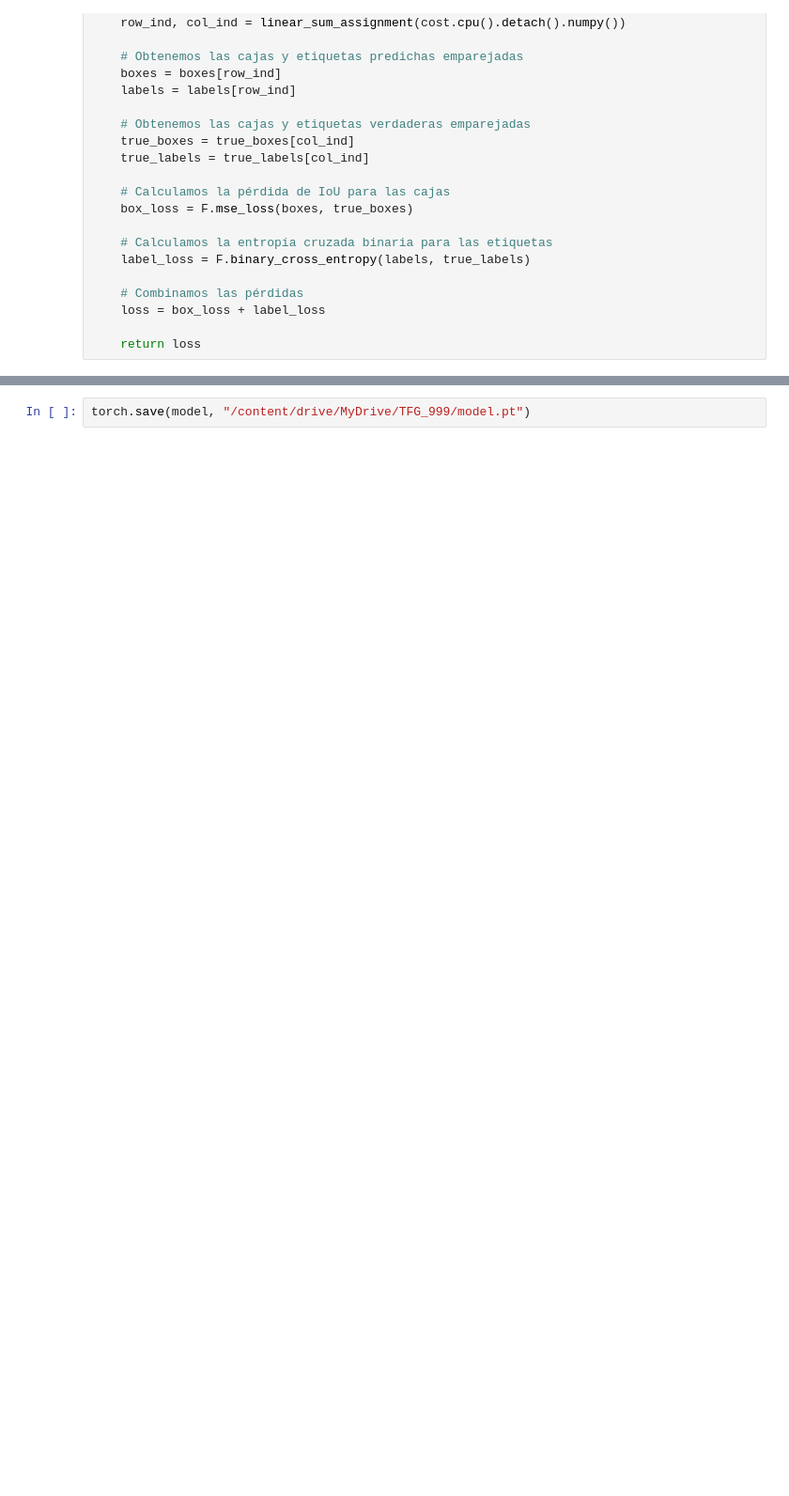
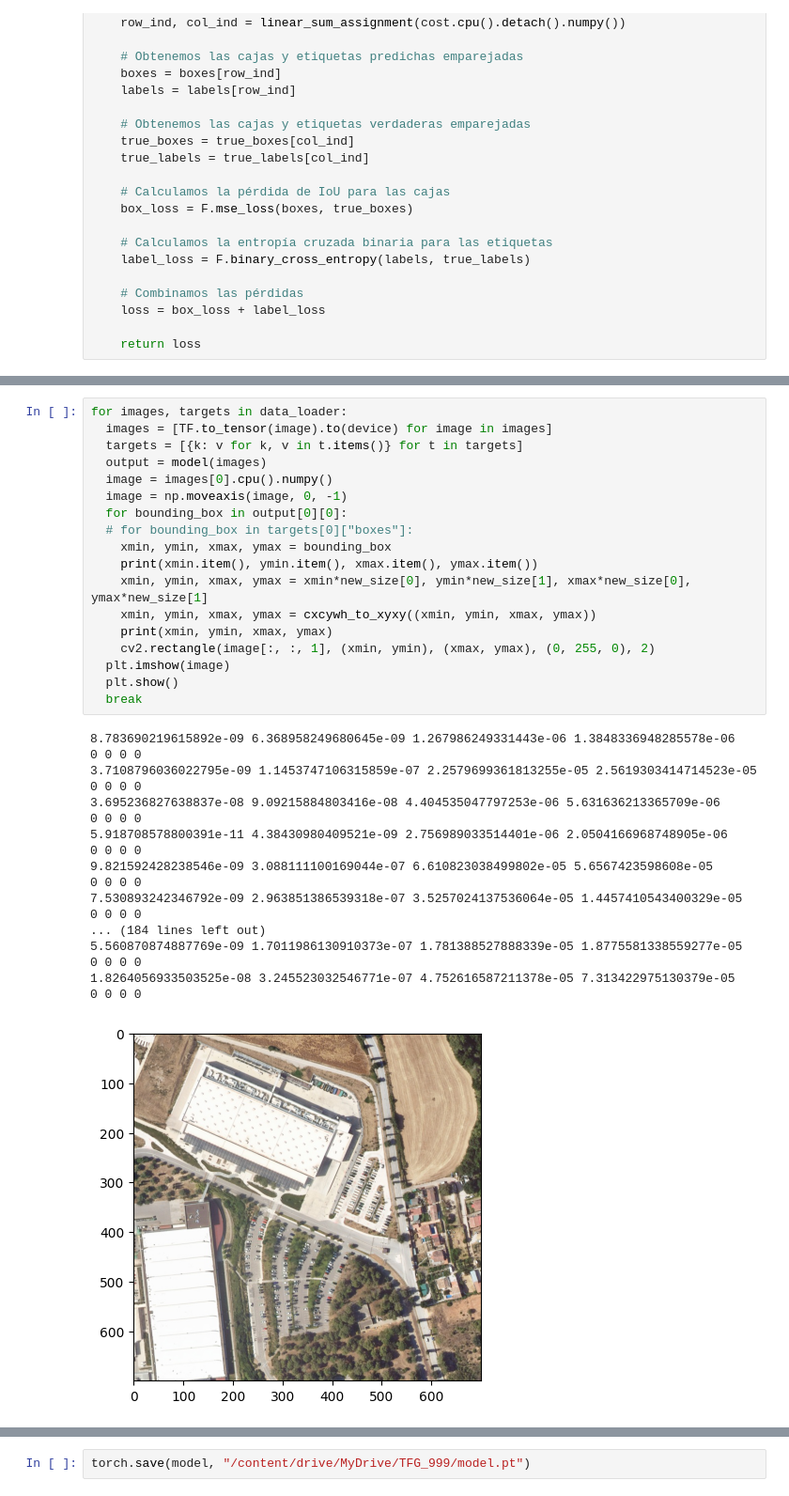
Before and after one commit to Robertus0/TFG, a Jupyter notebook: src/Train_colab.ipynb, the cells around one changed output, grey strips where cells are left out. Shown at 94% size. Saved outputs shown, nothing was run; the diff lists cells and outputs as text; blank space fills up the shorter version.

```diff
--- a/src/Train_colab.ipynb
+++ b/src/Train_colab.ipynb
@@ -278,0 +354,37 @@ KeyboardInterrupt: ignored
+# %%
+for images, targets in data_loader:
+  images = [TF.to_tensor(image).to(device) for image in images]
+  targets = [{k: v for k, v in t.items()} for t in targets]
+  output = model(images)
+  image = images[0].cpu().numpy()
+  image = np.moveaxis(image, 0, -1)
+  for bounding_box in output[0][0]:
+  # for bounding_box in targets[0]["boxes"]:
+    xmin, ymin, xmax, ymax = bounding_box
+    print(xmin.item(), ymin.item(), xmax.item(), ymax.item())
+    xmin, ymin, xmax, ymax = xmin*new_size[0], ymin*new_size[1], xmax*new_size[0], ymax*new_size[1]
+    xmin, ymin, xmax, ymax = cxcywh_to_xyxy((xmin, ymin, xmax, ymax))
+    print(xmin, ymin, xmax, ymax)
+    cv2.rectangle(image[:, :, 1], (xmin, ymin), (xmax, ymax), (0, 255, 0), 2)
+  plt.imshow(image)
+  plt.show()
+  break
+# %% [output]
+8.783690219615892e-09 6.368958249680645e-09 1.267986249331443e-06 1.3848336948285578e-06
+0 0 0 0
+3.7108796036022795e-09 1.1453747106315859e-07 2.2579699361813255e-05 2.5619303414714523e-05
+0 0 0 0
+3.695236827638837e-08 9.09215884803416e-08 4.404535047797253e-06 5.631636213365709e-06
+0 0 0 0
+5.918708578800391e-11 4.38430980409521e-09 2.756989033514401e-06 2.0504166968748905e-06
+0 0 0 0
+9.821592428238546e-09 3.088111100169044e-07 6.610823038499802e-05 5.6567423598608e-05
+0 0 0 0
+7.530893242346792e-09 2.963851386539318e-07 3.5257024137536064e-05 1.4457410543400329e-05
+0 0 0 0
+... (184 lines left out)
+5.560870874887769e-09 1.7011986130910373e-07 1.781388527888339e-05 1.8775581338559277e-05
+0 0 0 0
+1.8264056933503525e-08 3.245523032546771e-07 4.752616587211378e-05 7.313422975130379e-05
+0 0 0 0
+[figure, added]
```
Also changed, not shown: parts of 17 cells of this notebook.
